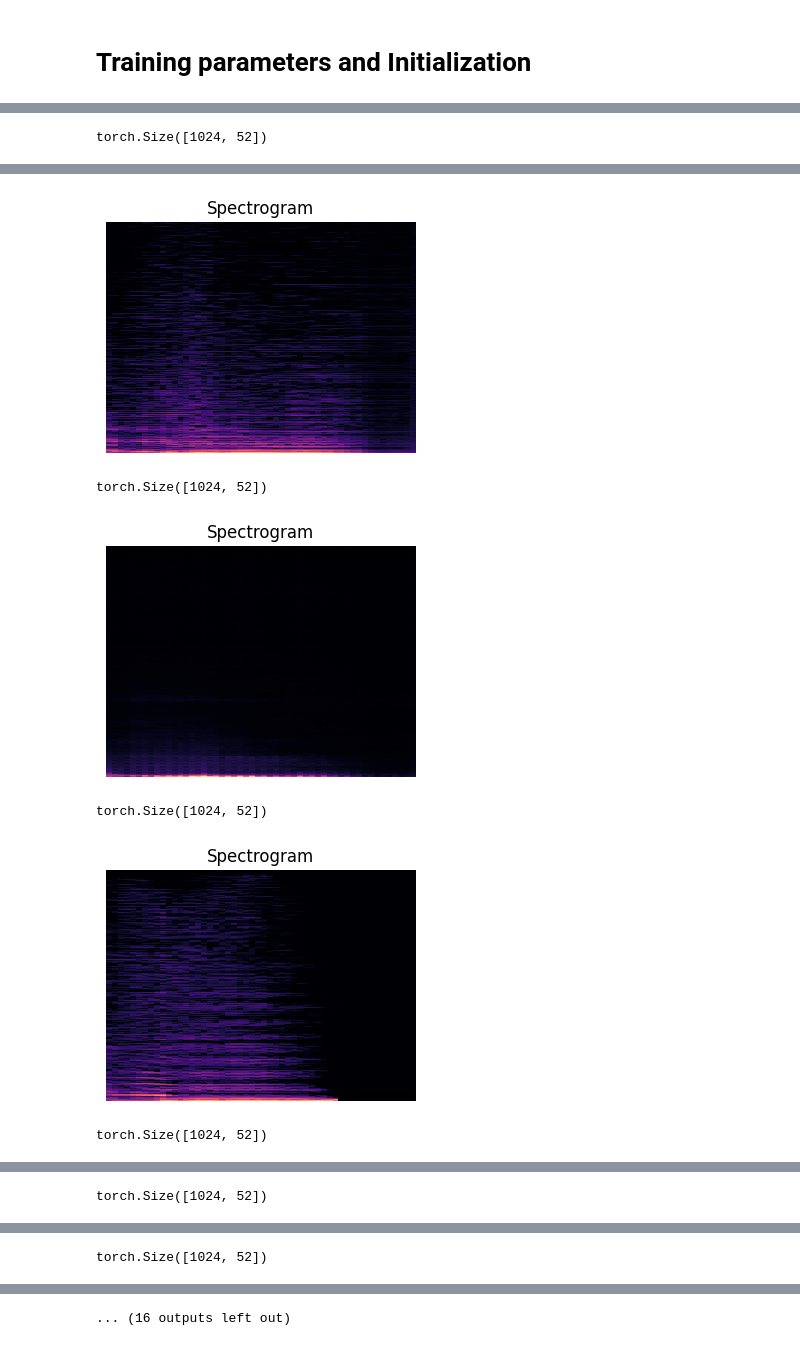
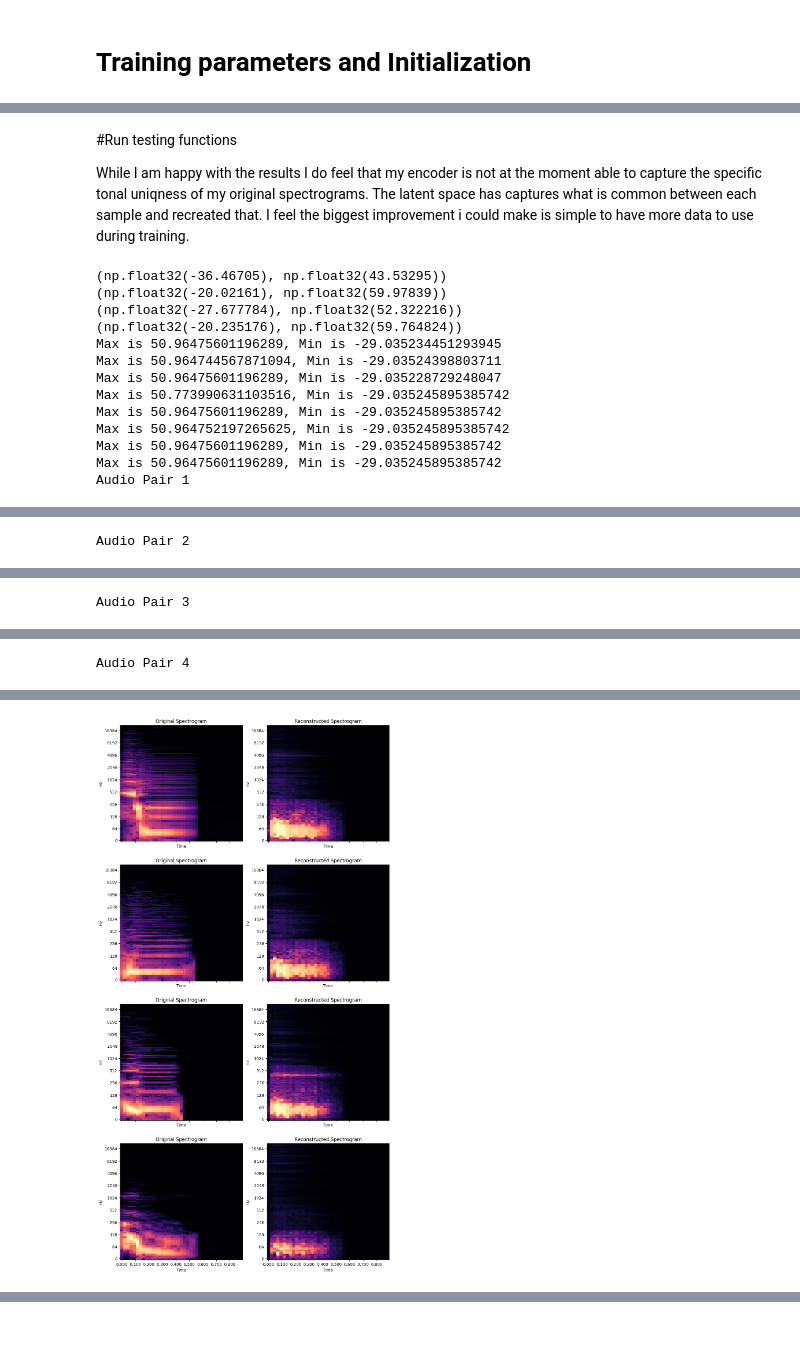
Before and after one commit to HaroldRiggsbee/Variational-Autoencoder-Project, a Jupyter notebook: Variational_Auto_Encoder_for_Kickdrums.ipynb, the cells around one changed output, grey strips where cells are left out. Cells and saved outputs as stored; diff of their text form; code cells hidden in the pictures.

```diff
--- a/Variational_Auto_Encoder_for_Kickdrums.ipynb
+++ b/Variational_Auto_Encoder_for_Kickdrums.ipynb
@@ -33,0 +38,9 @@ Drive already mounted at /content/drive; to attempt to forcibly remount, call dr
+# %%
+demo = librosa.load('/content/drive/MyDrive/audio_samples/Analog_Kicks/Bloodfire - RW Kick7 F.wav', sr = 44100, mono = True)
+audio_data = demo[0]
+demo_sample_rate = demo[1]
+plt.figure(figsize=(20,7))
+librosa.display.waveshow(audio_data, sr = 44100)
+plt.title(f"Waveform of Hardstyle kickdrum")
+plt.show()
+display(Audio(audio_data, rate=demo_sample_rate))
@@ -272,0 +289,8 @@ Max is 49.20697784423828, Min is -30.79302215576172
+# %%
+original_spectrogram_values = []
+
+for values in data_pool:
+  min_val = values.min()
+  max_val = values.max()
+  original_spectrogram_values.append((min_val, max_val))
+#print(original_spectrogram_values)
@@ -498,6 +539,8 @@ class model_trainer():
 # %% [markdown]
 # Training/Test batch declaration
 # %%
-train_loader = DataLoader(torch.utils.data.Subset(normalized_data_pool, range(420)), batch_size=20, shuffle=True)
-val_loader = DataLoader(torch.utils.data.Subset(normalized_data_pool, range(421,450 )), batch_size=10, shuffle=False)
-test_loader = DataLoader(torch.utils.data.Subset(normalized_data_pool, range(450, 771)), batch_size=4, shuffle=False)
+train_loader = DataLoader(torch.utils.data.Subset(normalized_data_pool, range(375)), batch_size=20, shuffle=True)
+val_loader = DataLoader(torch.utils.data.Subset(normalized_data_pool, range(386, 400)), batch_size=5, shuffle=False)
+test_loader = DataLoader(torch.utils.data.Subset(normalized_data_pool, range(401, 412)), batch_size=4, shuffle=False)
+test_min_max_values = original_spectrogram_values[401:413]
+print(test_min_max_values)
@@ -647,0 +722,6 @@ def convert_spectrograms_to_audio(sample_images, reconstructed_images, scaler):
+# %%
+eval_model = ConvolutionalNetwork(input_shape, conv_filters, conv_kernels, conv_strides, latent_space_dim, padding, output_padding, device)
+eval_model.build_model()
+eval_model.load_state_dict(torch.load(save_path))
+eval_model.to(device)
+eval_model.eval()
@@ -648,13 +747,30 @@ def convert_spectrograms_to_audio(sample_images, reconstructed_images, scaler):
+# %% [markdown]
+#Run testing functions
+
+While I am happy with the results I do feel that my encoder is not at the moment able to capture the specific tonal uniqness of my original spectrograms. The latent space has captures what is common between each sample and recreated that. I feel the biggest improvement i could make is simple to have more data to use during training.
 # %%
 num_samples = 4
 model.eval()
 
-sample_images = select_images(train_loader, num_samples)
+train_min_max_values = original_spectrogram_values[:375]
+sample_images, min_max_values = select_images(train_loader, num_samples, min_max_values=train_min_max_values)
 sample_images = sample_images.to(device)
-reconstructed_images, _ = model.reconstruct(sample_images)
-plot_reconstructed_images(sample_images.cpu(), reconstructed_images.cpu())
+reconstructed_images, latent_repesentation = eval_model.reconstruct(sample_images)
+plot_reconstructed_images(sample_images.cpu(), reconstructed_images.cpu(), min_max_values)
 original_audio, reconstructed_audio = convert_spectrograms_to_audio(sample_images, reconstructed_images, scaler)
 # Audio(original_audio[0], rate=SAMPLE_RATE)
 # Audio(reconstructed_audio[0], rate=SAMPLE_RATE)
 # %% [output]
-torch.Size([1024, 52])
+(np.float32(-36.46705), np.float32(43.53295))
+(np.float32(-20.02161), np.float32(59.97839))
+(np.float32(-27.677784), np.float32(52.322216))
+(np.float32(-20.235176), np.float32(59.764824))
+Max is 50.96475601196289, Min is -29.035234451293945
+Max is 50.964744567871094, Min is -29.03524398803711
+Max is 50.96475601196289, Min is -29.035228729248047
+Max is 50.773990631103516, Min is -29.035245895385742
+Max is 50.96475601196289, Min is -29.035245895385742
+Max is 50.964752197265625, Min is -29.035245895385742
+Max is 50.96475601196289, Min is -29.035245895385742
+Max is 50.96475601196289, Min is -29.035245895385742
+Audio Pair 1
@@ -660,0 +779 @@ torch.Size([1024, 52])
+Audio Pair 2
@@ -660,0 +782 @@ torch.Size([1024, 52])
+Audio Pair 3
@@ -660,0 +785 @@ torch.Size([1024, 52])
+Audio Pair 4
@@ -661,6 +788 @@ torch.Size([1024, 52])
-[figure, old version]
+[figure, new version]
-torch.Size([1024, 52])
-[figure, removed]
-torch.Size([1024, 52])
-[figure, removed]
-torch.Size([1024, 52])
@@ -668 +788,0 @@ torch.Size([1024, 52])
-torch.Size([1024, 52])
@@ -670 +788,0 @@ torch.Size([1024, 52])
-torch.Size([1024, 52])
@@ -672 +788,0 @@ torch.Size([1024, 52])
-... (16 outputs left out)
```
Also changed, not shown: parts of 40 cells of this notebook.
